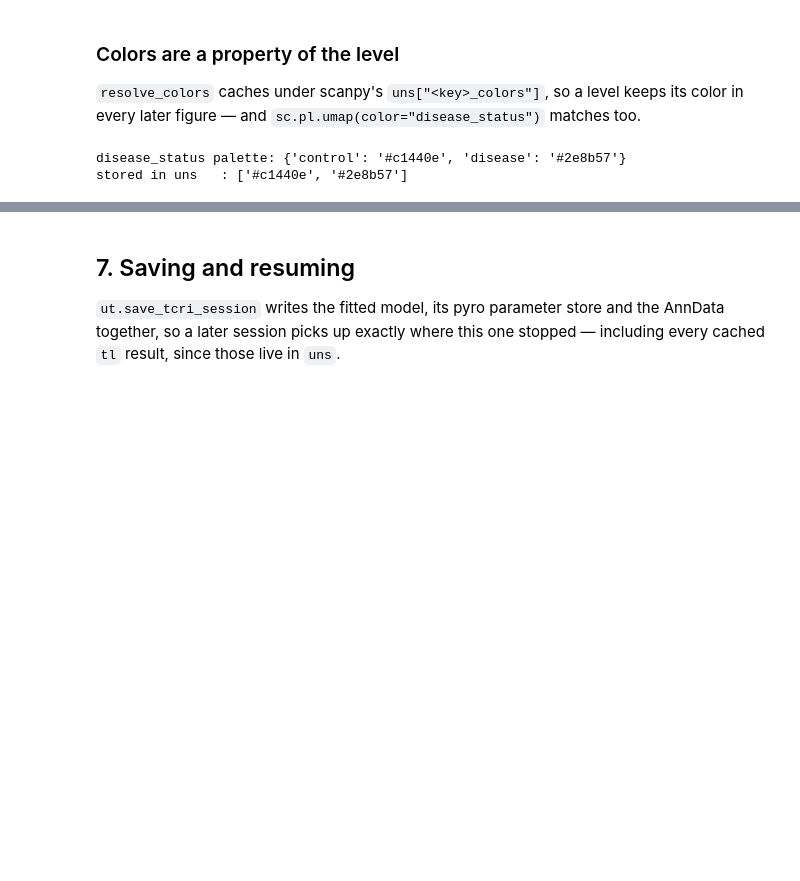
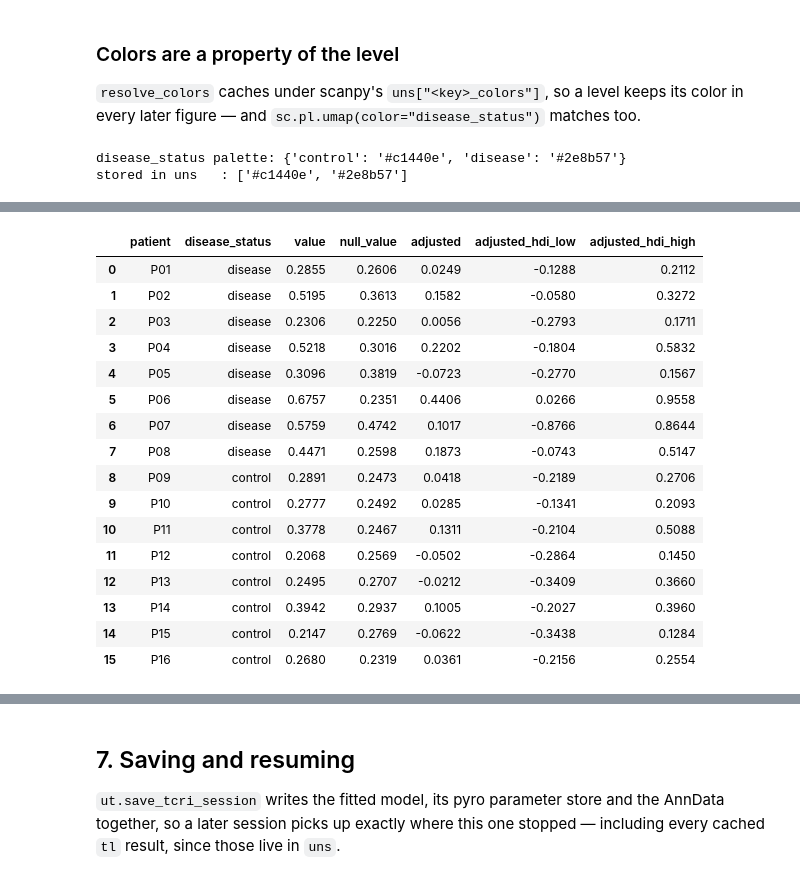
Before and after one commit to nceglia/tcri, a Jupyter notebook: examples/example.ipynb, the cells around one changed output, grey strips where cells are left out. Saved outputs shown, nothing was run; the diff lists cells and outputs as text; code cells hidden in the pictures; blank space fills up the shorter version.

```diff
--- a/examples/example.ipynb
+++ b/examples/example.ipynb
@@ -502,0 +569,23 @@ plt.show()
+# %%
+# flux, computed in section 4, read the same way: one row per patient
+flux = tcri.get.replicates(adata, "phenotypic_flux")
+flux[["patient", "disease_status", "value", "null_value", "adjusted",
+      "adjusted_hdi_low", "adjusted_hdi_high"]].round(4)
+# %% [output]
+|  | patient | disease_status | value | null_value | adjusted | adjusted_hdi_low | adjusted_hdi_high |
+| 0 | P01 | disease | 0.2855 | 0.2606 | 0.0249 | -0.1288 | 0.2112 |
+| 1 | P02 | disease | 0.5195 | 0.3613 | 0.1582 | -0.0580 | 0.3272 |
+| 2 | P03 | disease | 0.2306 | 0.2250 | 0.0056 | -0.2793 | 0.1711 |
+| 3 | P04 | disease | 0.5218 | 0.3016 | 0.2202 | -0.1804 | 0.5832 |
+| 4 | P05 | disease | 0.3096 | 0.3819 | -0.0723 | -0.2770 | 0.1567 |
+| 5 | P06 | disease | 0.6757 | 0.2351 | 0.4406 | 0.0266 | 0.9558 |
+| 6 | P07 | disease | 0.5759 | 0.4742 | 0.1017 | -0.8766 | 0.8644 |
+| 7 | P08 | disease | 0.4471 | 0.2598 | 0.1873 | -0.0743 | 0.5147 |
+| 8 | P09 | control | 0.2891 | 0.2473 | 0.0418 | -0.2189 | 0.2706 |
+| 9 | P10 | control | 0.2777 | 0.2492 | 0.0285 | -0.1341 | 0.2093 |
+| 10 | P11 | control | 0.3778 | 0.2467 | 0.1311 | -0.2104 | 0.5088 |
+| 11 | P12 | control | 0.2068 | 0.2569 | -0.0502 | -0.2864 | 0.1450 |
+| 12 | P13 | control | 0.2495 | 0.2707 | -0.0212 | -0.3409 | 0.3660 |
+| 13 | P14 | control | 0.3942 | 0.2937 | 0.1005 | -0.2027 | 0.3960 |
+| 14 | P15 | control | 0.2147 | 0.2769 | -0.0622 | -0.3438 | 0.1284 |
+| 15 | P16 | control | 0.2680 | 0.2319 | 0.0361 | -0.2156 | 0.2554 |
```
Also changed, not shown: parts of 16 cells of this notebook, 55 other files.
